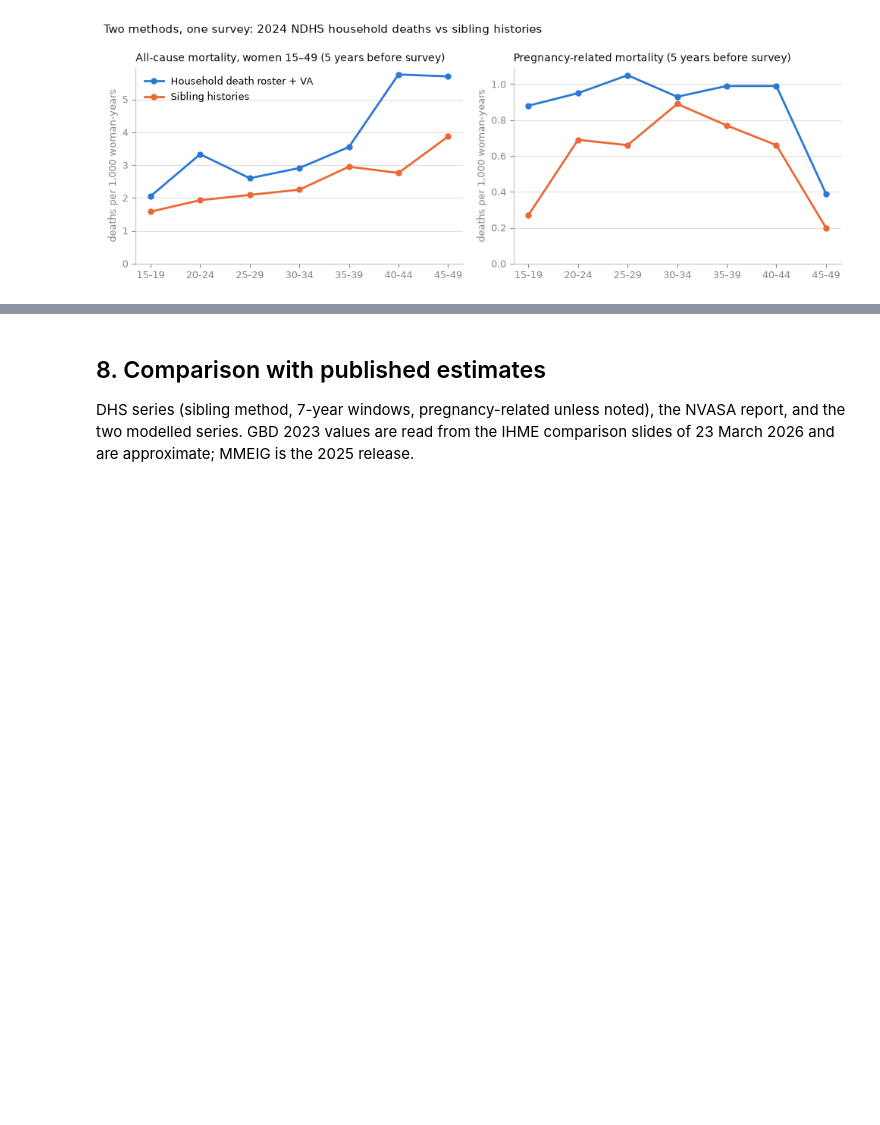
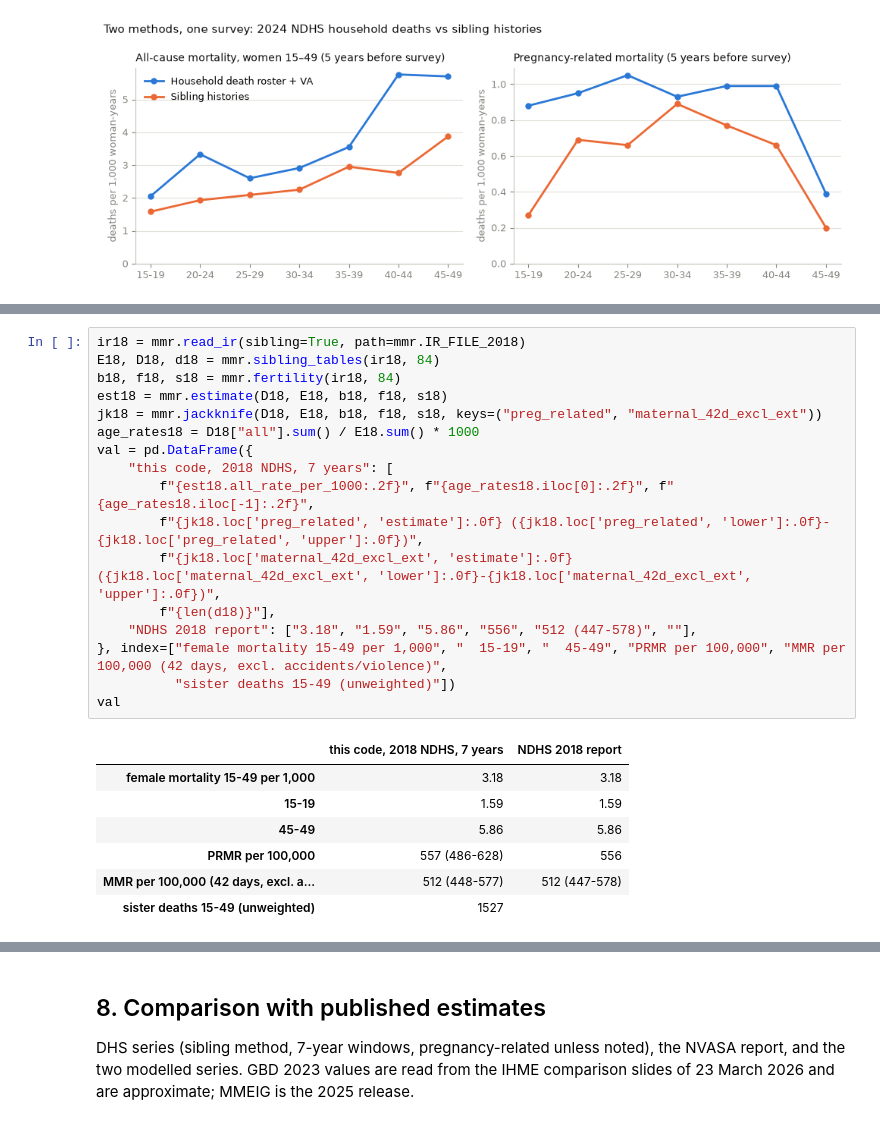
Before and after one commit to aflaxman/ai_assisted_research, a Jupyter notebook: nga_vasa_breast_cancer/maternal_mortality.ipynb, the cells around one changed output, grey strips where cells are left out. Saved outputs shown, nothing was run; the diff lists cells and outputs as text; blank space fills up the shorter version.

```diff
--- a/nga_vasa_breast_cancer/maternal_mortality.ipynb
+++ b/nga_vasa_breast_cancer/maternal_mortality.ipynb
@@ -423,0 +437,25 @@ fig.tight_layout(); fig.savefig("fig4_household_vs_sibling.png", dpi=150, bbox_i
+# %%
+ir18 = mmr.read_ir(sibling=True, path=mmr.IR_FILE_2018)
+E18, D18, d18 = mmr.sibling_tables(ir18, 84)
+b18, f18, s18 = mmr.fertility(ir18, 84)
+est18 = mmr.estimate(D18, E18, b18, f18, s18)
+jk18 = mmr.jackknife(D18, E18, b18, f18, s18, keys=("preg_related", "maternal_42d_excl_ext"))
+age_rates18 = D18["all"].sum() / E18.sum() * 1000
+val = pd.DataFrame({
+    "this code, 2018 NDHS, 7 years": [
+        f"{est18.all_rate_per_1000:.2f}", f"{age_rates18.iloc[0]:.2f}", f"{age_rates18.iloc[-1]:.2f}",
+        f"{jk18.loc['preg_related', 'estimate']:.0f} ({jk18.loc['preg_related', 'lower']:.0f}-{jk18.loc['preg_related', 'upper']:.0f})",
+        f"{jk18.loc['maternal_42d_excl_ext', 'estimate']:.0f} ({jk18.loc['maternal_42d_excl_ext', 'lower']:.0f}-{jk18.loc['maternal_42d_excl_ext', 'upper']:.0f})",
+        f"{len(d18)}"],
+    "NDHS 2018 report": ["3.18", "1.59", "5.86", "556", "512 (447-578)", ""],
+}, index=["female mortality 15-49 per 1,000", "  15-19", "  45-49", "PRMR per 100,000", "MMR per 100,000 (42 days, excl. accidents/violence)",
+          "sister deaths 15-49 (unweighted)"])
+val
+# %% [output]
+|  | this code, 2018 NDHS, 7 years | NDHS 2018 report |
+| female mortality 15-49 per 1,000 | 3.18 | 3.18 |
+| 15-19 | 1.59 | 1.59 |
+| 45-49 | 5.86 | 5.86 |
+| PRMR per 100,000 | 557 (486-628) | 556 |
+| MMR per 100,000 (42 days, excl. a... | 512 (448-577) | 512 (447-578) |
+| sister deaths 15-49 (unweighted) | 1527 |  |
```
Also changed, not shown: parts of 7 cells of this notebook, 3 other files.
